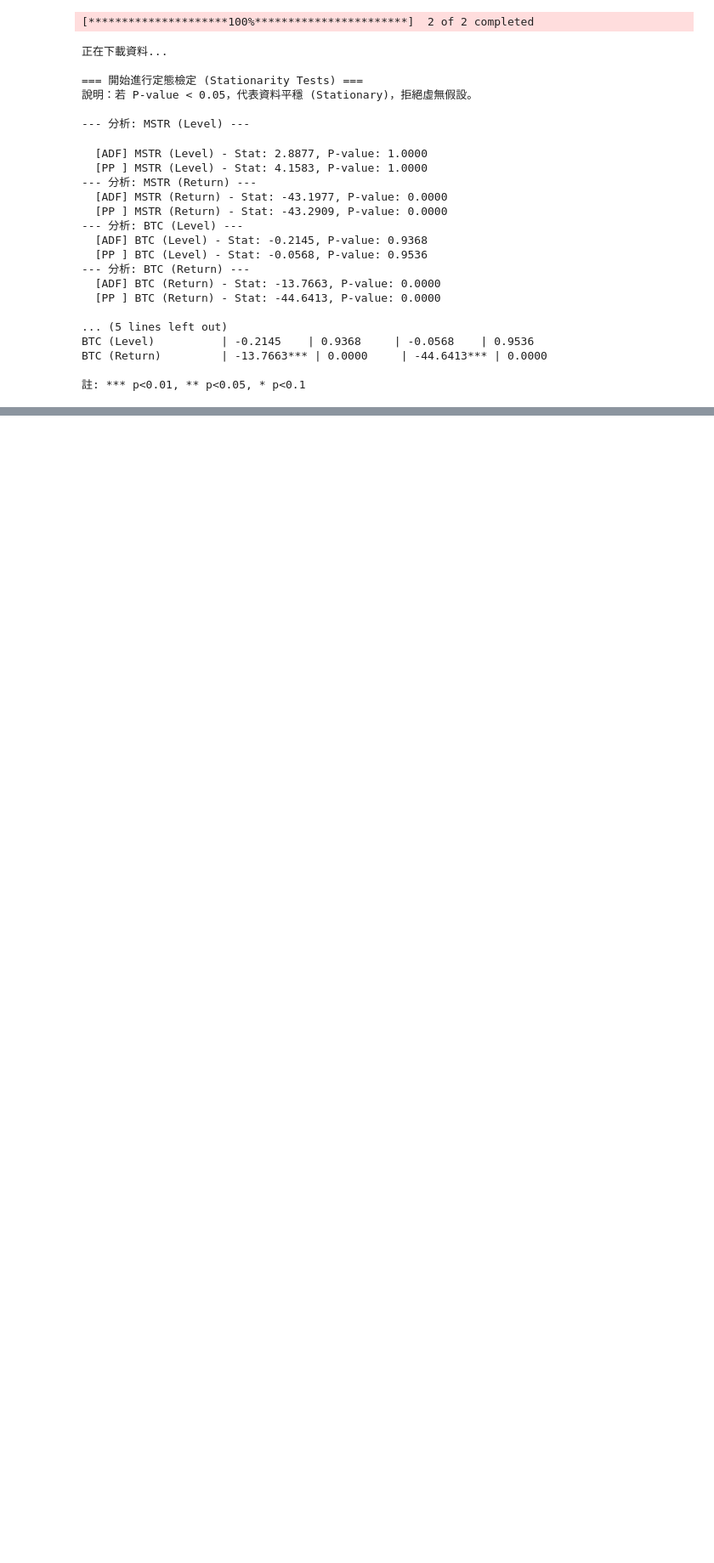
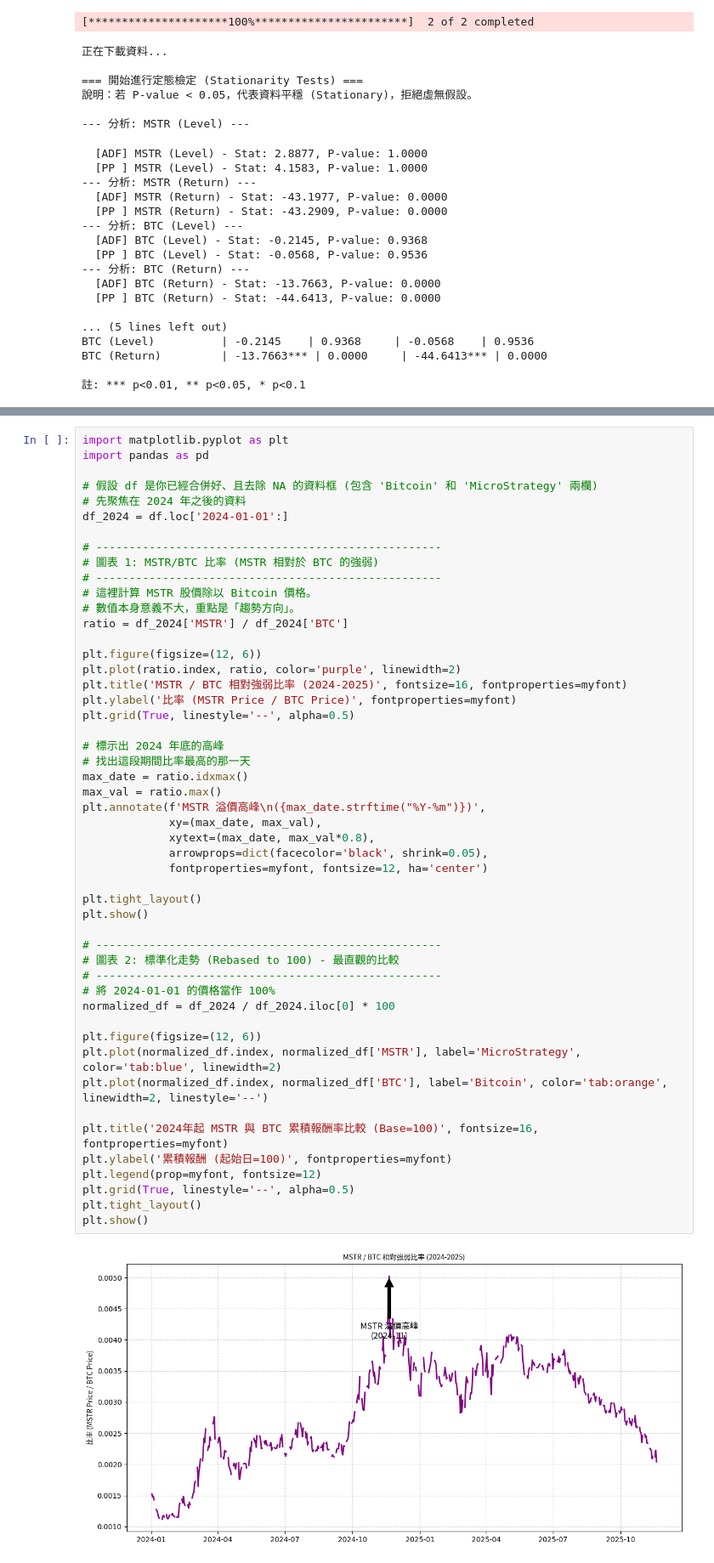
Before and after one commit to HackerJacky/Crypto-quantitative-analysis, a Jupyter notebook: crypto.ipynb, the cells around one changed output, grey strips where cells are left out. Shown at 85% size. Drawn from its saved outputs; the diff is of its cells as text; blank space fills up the shorter version.

```diff
--- a/crypto.ipynb
+++ b/crypto.ipynb
@@ -322,0 +599,52 @@ BTC (Return)         | -13.7663*** | 0.0000     | -44.6413*** | 0.0000
+# %%
+import matplotlib.pyplot as plt
+import pandas as pd
+
+# 假設 df 是你已經合併好、且去除 NA 的資料框 (包含 'Bitcoin' 和 'MicroStrategy' 兩欄)
+# 先聚焦在 2024 年之後的資料
+df_2024 = df.loc['2024-01-01':]
+
+# ----------------------------------------------------
+# 圖表 1: MSTR/BTC 比率 (MSTR 相對於 BTC 的強弱)
+# ----------------------------------------------------
+# 這裡計算 MSTR 股價除以 Bitcoin 價格。
+# 數值本身意義不大，重點是「趨勢方向」。
+ratio = df_2024['MSTR'] / df_2024['BTC']
+
+plt.figure(figsize=(12, 6))
+plt.plot(ratio.index, ratio, color='purple', linewidth=2)
+plt.title('MSTR / BTC 相對強弱比率 (2024-2025)', fontsize=16, fontproperties=myfont)
+plt.ylabel('比率 (MSTR Price / BTC Price)', fontproperties=myfont)
+plt.grid(True, linestyle='--', alpha=0.5)
+
+# 標示出 2024 年底的高峰
+# 找出這段期間比率最高的那一天
+max_date = ratio.idxmax()
+max_val = ratio.max()
+plt.annotate(f'MSTR 溢價高峰\n({max_date.strftime("%Y-%m")})',
+             xy=(max_date, max_val),
+             xytext=(max_date, max_val*0.8),
+             arrowprops=dict(facecolor='black', shrink=0.05),
+             fontproperties=myfont, fontsize=12, ha='center')
+
+plt.tight_layout()
+plt.show()
+
+# ----------------------------------------------------
+# 圖表 2: 標準化走勢 (Rebased to 100) - 最直觀的比較
+# ----------------------------------------------------
+# 將 2024-01-01 的價格當作 100%
+normalized_df = df_2024 / df_2024.iloc[0] * 100
+
+plt.figure(figsize=(12, 6))
+plt.plot(normalized_df.index, normalized_df['MSTR'], label='MicroStrategy', color='tab:blue', linewidth=2)
+plt.plot(normalized_df.index, normalized_df['BTC'], label='Bitcoin', color='tab:orange', linewidth=2, linestyle='--')
+
+plt.title('2024年起 MSTR 與 BTC 累積報酬率比較 (Base=100)', fontsize=16, fontproperties=myfont)
+plt.ylabel('累積報酬 (起始日=100)', fontproperties=myfont)
+plt.legend(prop=myfont, fontsize=12)
+plt.grid(True, linestyle='--', alpha=0.5)
+plt.tight_layout()
+plt.show()
+# %% [output]
+[figure, added]
```
Also changed, not shown: parts of 14 cells of this notebook.
